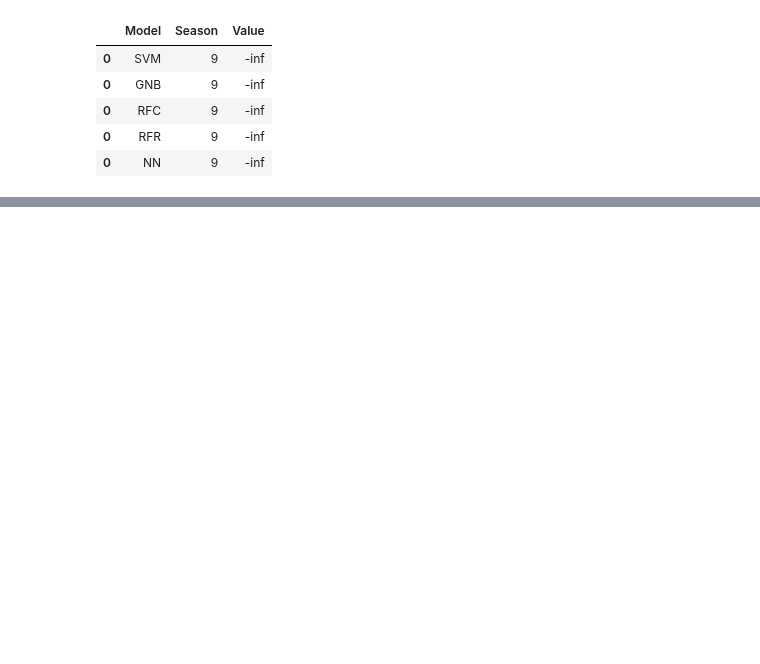
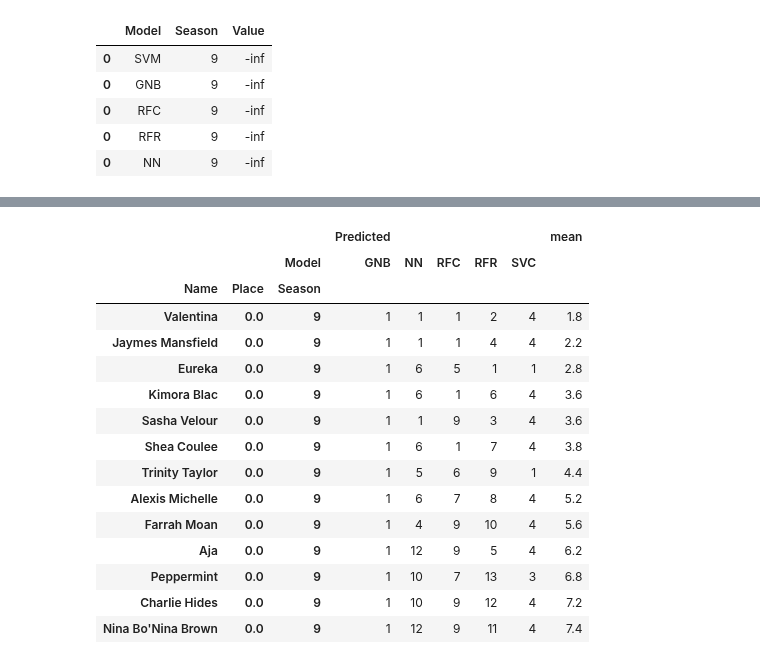
Before and after one commit to telliott27/rupaulsdragrace, a Jupyter notebook: Drag Race Season 9.ipynb, the cells around one changed output, grey strips where cells are left out. Saved outputs shown, nothing was run; the diff lists cells and outputs as text; code cells hidden in the pictures; blank space fills up the shorter version.

Commit message:
Princess Predictions

```diff
--- a/Drag Race Season 9.ipynb
+++ b/Drag Race Season 9.ipynb
@@ -214,0 +301,13 @@ rank_scores
+# %%
+def predictSeasonPrincess(season,model,queens,scaled=False):
+    Xtrain = queens.loc[queens.Season==8,['Age','PuertoRico','PlusSize','Season','PrincessPoints']]
+    Xtest = queens.loc[queens.Season==9,['Age','PuertoRico','PlusSize','Season','PrincessPoints']]
+    ytrain = queens.loc[queens.Season==8,'Place']
+    if scaled:
+        Xtrain = scaleQueensPrincess(Xtrain)
+        Xtest = scaleQueensPrincess(Xtest)
+    model.fit(Xtrain,ytrain)
+    yfit = model.predict(Xtest)
+    pddf = queens.loc[queens.Season==9,['Name','Place']]
+    pddf['Predicted'] = rankdata(yfit,method='min')
+    return pddf
@@ -214,0 +323,46 @@ rank_scores
+# %%
+the_models = [gnb_model,rfc_model,rfr_model,nn2_model]
+model_names = ["GNB","RFC","RFR","NN"]
+season = predictSeasonPrincess(9,svc_model,queens,True)
+season['Season'] = 9
+season['Model'] = 'SVC'
+rank_score = compareRanks(season.Place,season.Predicted)
+rsdf = pd.DataFrame({'Season': [9], 'Value': [rank_score], 'Model': ['SVM']})
+pred_df = season
+rank_scores = rsdf.copy(deep=True)
+n = 0
+for model in the_models:
+    if model_names[n] == "GNB" or model_names[n] == "NN":
+        season = predictSeasonPrincess(9,model,queens,True)
+    else:
+        season = predictSeasonPrincess(9,model,queens,False)
+    season['Season'] = 9
+    season['Model'] = model_names[n]
+    pred_df = pred_df.append(season)
+    rank_score = compareRanks(season.Place,season.Predicted)
+    rsdf = pd.DataFrame({'Season': [9], 'Value': [rank_score], 'Model': [model_names[n]]})
+    rank_scores = rank_scores.append(rsdf)
+    n += 1
+# %%
+resultsTable = pred_df.pivot_table(index=('Name','Place','Season'),columns='Model').sortlevel(['Season','Place'])
+resultsTable['mean'] = resultsTable.mean(axis=1)
+resultsTable = resultsTable.sort_values(by='mean')
+resultsTable.to_csv("princessPredictions9.csv")
+resultsTable
+# %% [output]
+|  |  |  | Predicted |  |  |  |  | mean |
+|  |  | Model | GNB | NN | RFC | RFR | SVC |  |
+| Name | Place | Season |  |  |  |  |  |  |
+| Valentina | 0.0 | 9 | 1 | 1 | 1 | 2 | 4 | 1.8 |
+| Jaymes Mansfield | 0.0 | 9 | 1 | 1 | 1 | 4 | 4 | 2.2 |
+| Eureka | 0.0 | 9 | 1 | 6 | 5 | 1 | 1 | 2.8 |
+| Kimora Blac | 0.0 | 9 | 1 | 6 | 1 | 6 | 4 | 3.6 |
+| Sasha Velour | 0.0 | 9 | 1 | 1 | 9 | 3 | 4 | 3.6 |
+| Shea Coulee | 0.0 | 9 | 1 | 6 | 1 | 7 | 4 | 3.8 |
+| Trinity Taylor | 0.0 | 9 | 1 | 5 | 6 | 9 | 1 | 4.4 |
+| Alexis Michelle | 0.0 | 9 | 1 | 6 | 7 | 8 | 4 | 5.2 |
+| Farrah Moan | 0.0 | 9 | 1 | 4 | 9 | 10 | 4 | 5.6 |
+| Aja | 0.0 | 9 | 1 | 12 | 9 | 5 | 4 | 6.2 |
+| Peppermint | 0.0 | 9 | 1 | 10 | 7 | 13 | 3 | 6.8 |
+| Charlie Hides | 0.0 | 9 | 1 | 10 | 9 | 12 | 4 | 7.2 |
+| Nina Bo'Nina Brown | 0.0 | 9 | 1 | 12 | 9 | 11 | 4 | 7.4 |
```
Also changed, not shown: parts of 17 cells of this notebook, 4 other files.
